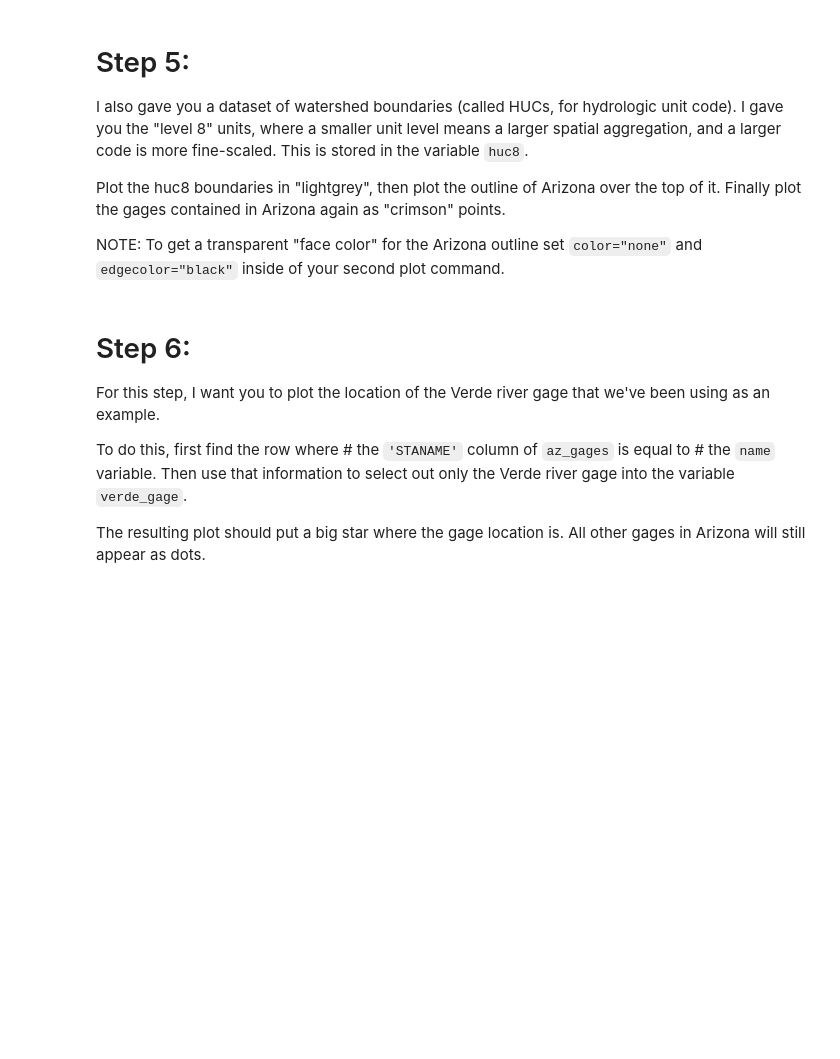
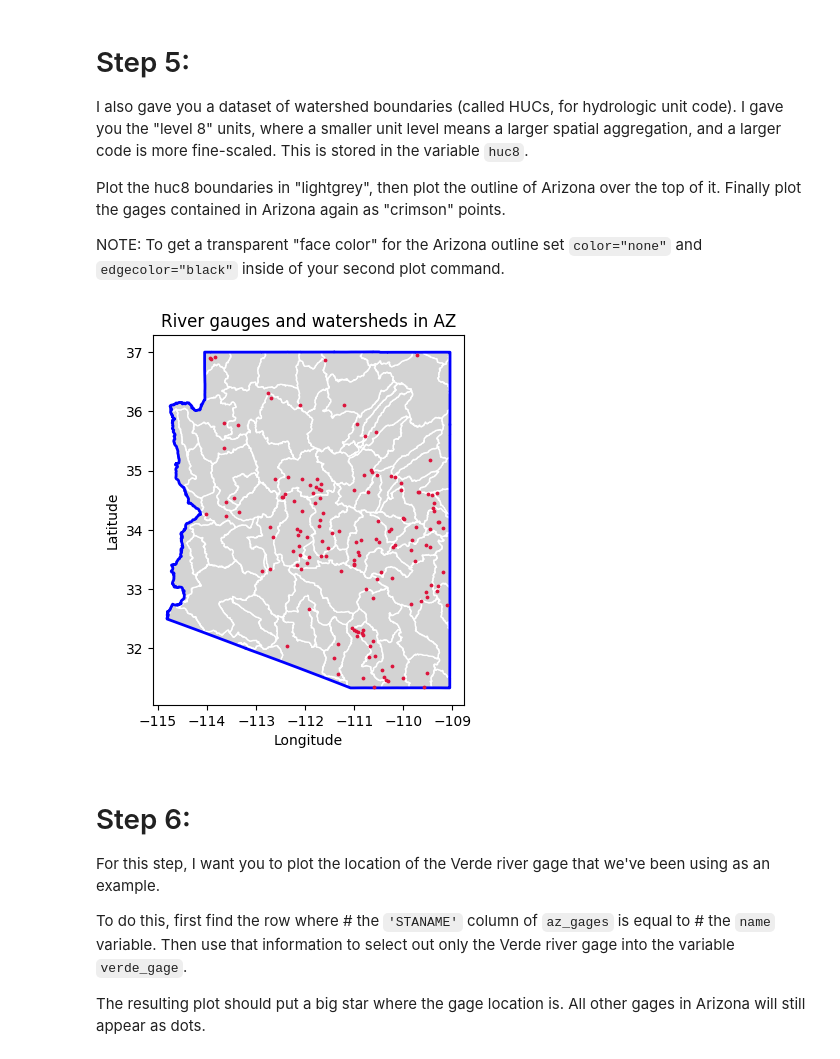
Before and after one commit to HAS-Tools-Fall25/homework_marcy, a Jupyter notebook: homework_submissions/hw5_geopandas_exercises.ipynb, the cells around one changed output. Cells and saved outputs as stored; diff of their text form; code cells hidden in the pictures; blank space fills up the shorter version.

```diff
--- a/homework_submissions/hw5_geopandas_exercises.ipynb
+++ b/homework_submissions/hw5_geopandas_exercises.ipynb
@@ -84,3 +125,20 @@ NOTE: To get a transparent "face color" for the Arizona
+# %%
+#modify huc 8
+huc8 = huc8.to_crs(az.crs)
+huc8 = huc8.clip(az)
+
+#plot everything on top of each other
+ax2 = huc8.plot(color='lightgrey', edgecolor='white')
+az_outline.plot(ax=ax2, linewidth=2, edgecolor='blue', color='none')
+az_gages.plot(ax=ax2, color='crimson', markersize=3)
+
+#make it pretty
+plt.title('River gauges and watersheds in AZ')
+plt.xlabel('Longitude')
+plt.ylabel('Latitude')
+plt.show()
+# %% [output]
+[figure, added]
 # %% [markdown]
 # Step 6:
 For this step, I want you to plot the location
```
Also changed, not shown: parts of 13 cells of this notebook, 4 other files.
